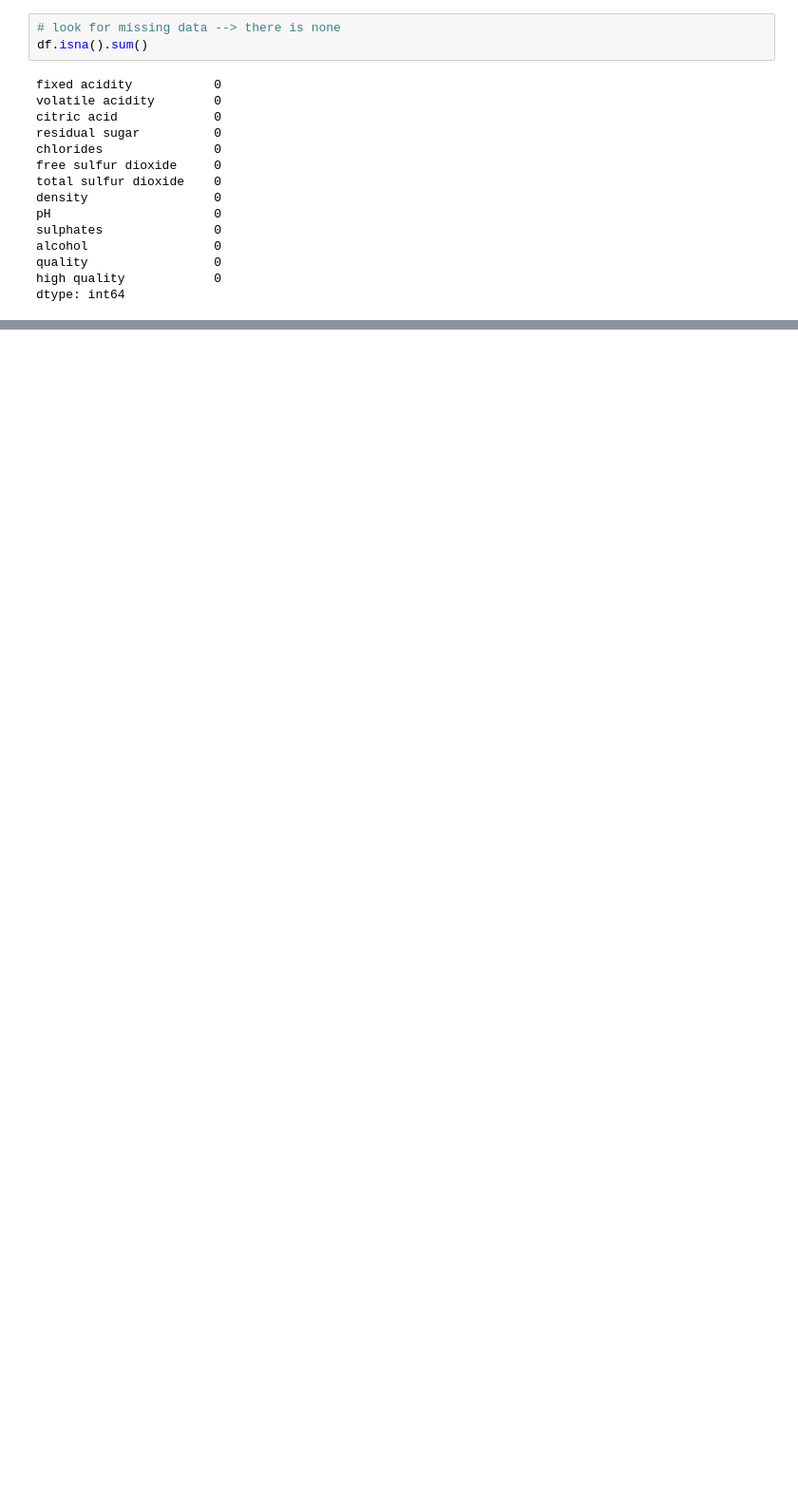
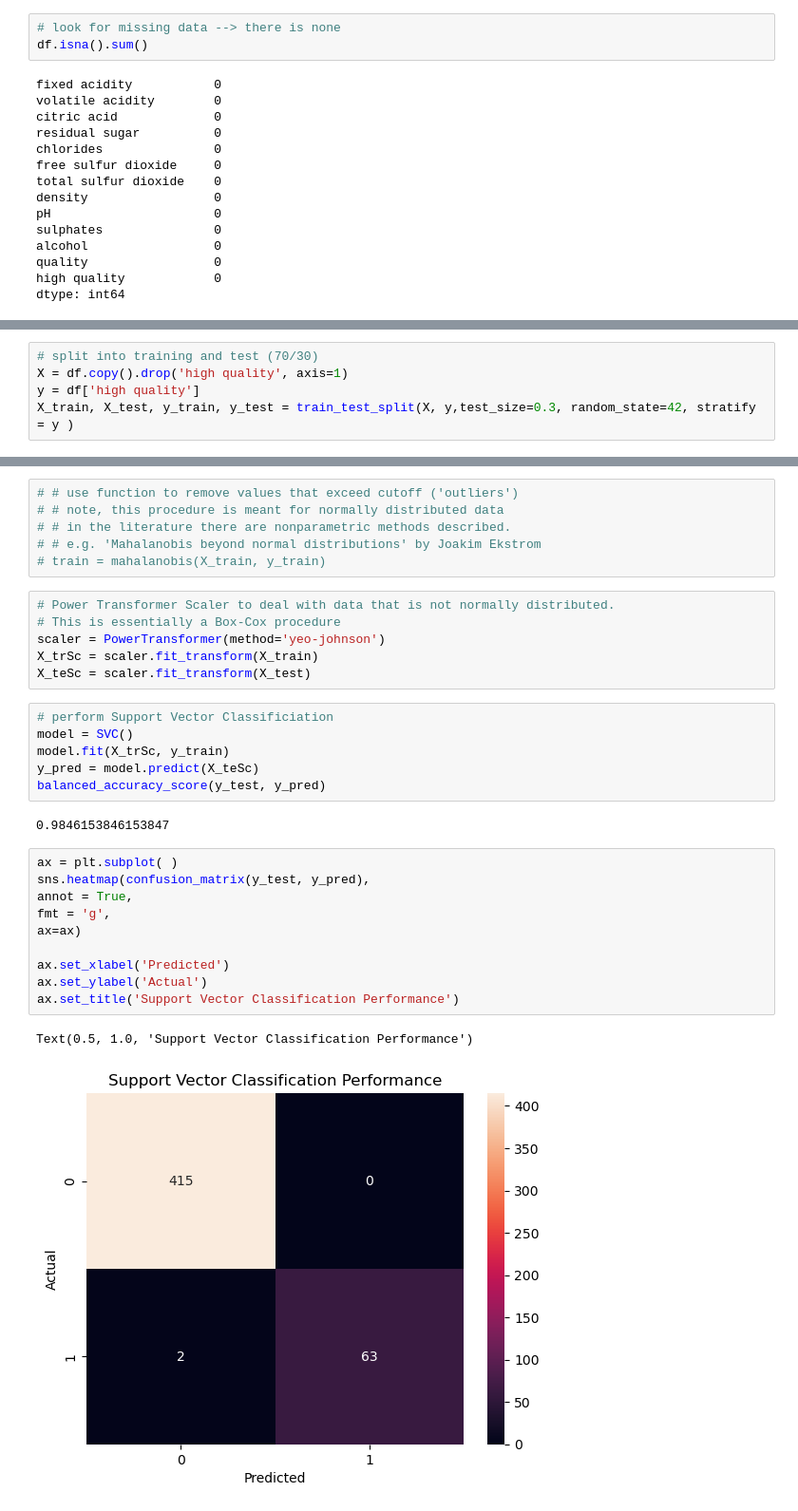
Before and after one commit to nmdollhopf/team1_wine_project, a Jupyter notebook: wineSVM.ipynb, the cells around one changed output, grey strips where cells are left out. Shown at 95% size. Drawn from its saved outputs; the diff is of its cells as text; blank space fills up the shorter version.

```diff
--- a/wineSVM.ipynb
+++ b/wineSVM.ipynb
@@ -78,0 +69,5 @@ df.drop(['quality'], axis=1)
+# %%
+# split into training and test (70/30)
+X = df.copy().drop('high quality', axis=1)
+y = df['high quality']
+X_train, X_test, y_train, y_test = train_test_split(X, y,test_size=0.3, random_state=42, stratify = y )
@@ -78,0 +110,33 @@ df.drop(['quality'], axis=1)
+# %%
+# # use function to remove values that exceed cutoff ('outliers')
+# # note, this procedure is meant for normally distributed data
+# # in the literature there are nonparametric methods described.
+# # e.g. 'Mahalanobis beyond normal distributions' by Joakim Ekstrom
+# train = mahalanobis(X_train, y_train)
+# %%
+# Power Transformer Scaler to deal with data that is not normally distributed.
+# This is essentially a Box-Cox procedure
+scaler = PowerTransformer(method='yeo-johnson')
+X_trSc = scaler.fit_transform(X_train)
+X_teSc = scaler.fit_transform(X_test)
+# %%
+# perform Support Vector Classificiation
+model = SVC()
+model.fit(X_trSc, y_train)
+y_pred = model.predict(X_teSc)
+balanced_accuracy_score(y_test, y_pred)
+# %% [output]
+0.9846153846153847
+# %%
+ax = plt.subplot( )
+sns.heatmap(confusion_matrix(y_test, y_pred),
+annot = True,
+fmt = 'g',
+ax=ax)
+
+ax.set_xlabel('Predicted')
+ax.set_ylabel('Actual')
+ax.set_title('Support Vector Classification Performance')
+# %% [output]
+Text(0.5, 1.0, 'Support Vector Classification Performance')
+[figure, added]
```
Also changed, not shown: parts of 6 cells of this notebook.
